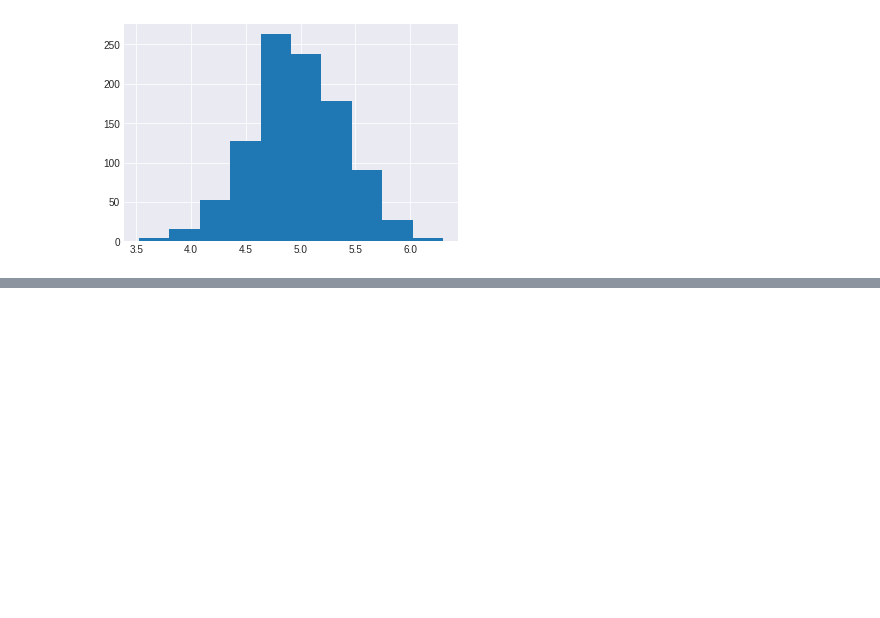
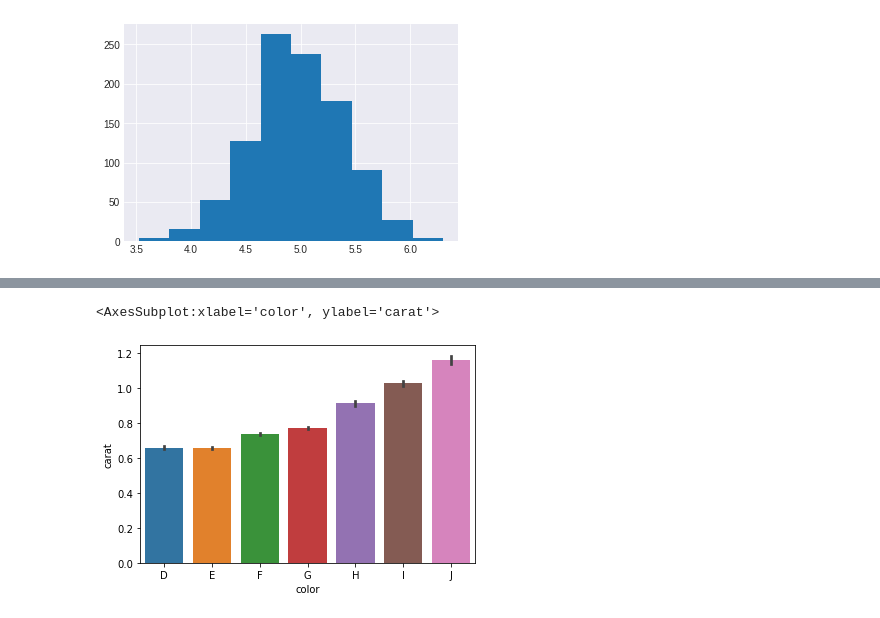
Before and after one commit to elnursahbalayev/UpData, a Jupyter notebook: Data Science Bootcamp/Allahveren bey/Session notes/Matplotlib & Seaborn.ipynb, the cells around one changed output, grey strips where cells are left out. Drawn from its saved outputs; the diff is of its cells as text; code cells hidden in the pictures; blank space fills up the shorter version.

```diff
--- a/Data Science Bootcamp/Allahveren bey/Session notes/Matplotlib & Seaborn.ipynb
+++ b/Data Science Bootcamp/Allahveren bey/Session notes/Matplotlib & Seaborn.ipynb
@@ -278,0 +303,7 @@ plt.hist(averages)
+# %%
+df = sns.load_dataset('diamonds')
+
+# absolute path - /users/elnur/updata/python/
+# relative path - ../python/datasets/sdfs.csv
+# github - raw
+# hazir datasetler -> sklearn.datasets, sns.load_dataset
@@ -278,0 +328,5 @@ plt.hist(averages)
+# %%
+sns.barplot(data=df, x='color', y='carat')
+# %% [output]
+<AxesSubplot:xlabel='color', ylabel='carat'>
+[figure, added]
```
Also changed, not shown: parts of 13 cells of this notebook, 2 other files.
